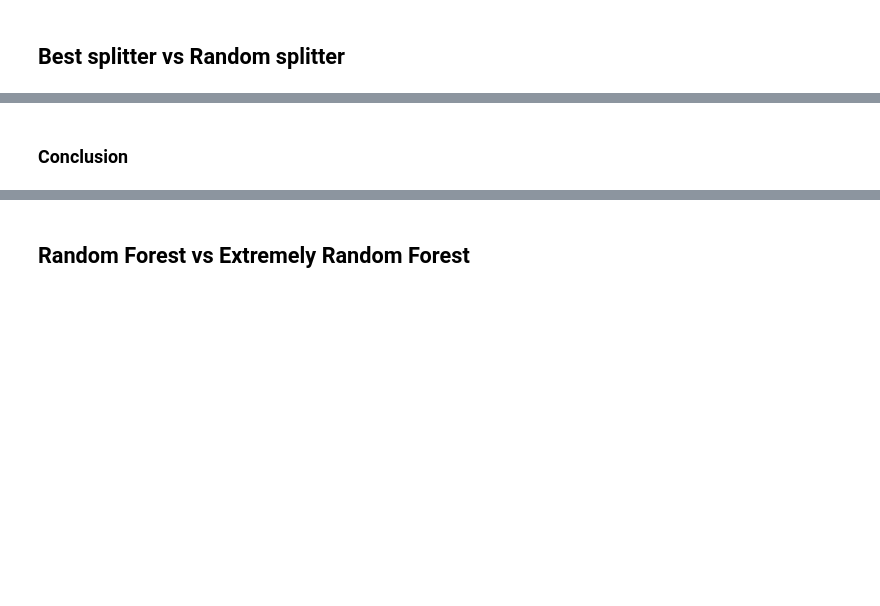
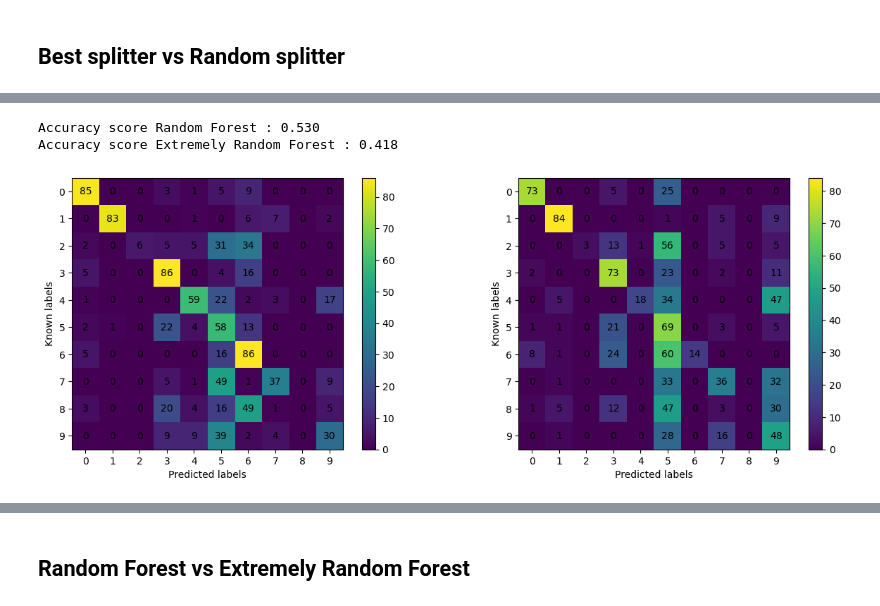
Before and after one commit to desfreng/IAS-Random-Forest, a Jupyter notebook: docs/RandomSplitter.ipynb, the cells around one changed output, grey strips where cells are left out. Drawn from its saved outputs; the diff is of its cells as text; code cells hidden in the pictures; blank space fills up the shorter version.

```diff
--- a/docs/RandomSplitter.ipynb
+++ b/docs/RandomSplitter.ipynb
@@ -50,12 +49,15 @@ print(f"Accuracy score random splitter : {accuracy_score(iris_test_y, iris_predi
 # %%
-# Comparaison des resultats sur Iris sur le train_set
-iris_conf_matrix_best = confusion_matrix(Iris.class_number, iris_train_y, iris_prediction_y_best)
-iris_conf_matrix_random = confusion_matrix(Iris.class_number, iris_train_y, iris_prediction_y_random)
+# Comparaison des résultats sur emnist sur le train_set pour l'overfitting
+emnist_conf_matrix_best2 = confusion_matrix(Emnist.class_number, emnist_train_y, emnist_train_prediction_best)
+emnist_conf_matrix_random2 = confusion_matrix(Emnist.class_number, emnist_train_y, emnist_train_prediction_random)
 
-fig =
-show_confusion_matrix(iris_conf_matrix_best, Iris.class_names)
-show_confusion_matrix(iris_conf_matrix_random, Iris.class_names, ax=axe)
-fig.show()
+fig, (ax1, ax2) = plt.subplots(1, 2, figsize=(15, 5))
+show_confusion_matrix(emnist_conf_matrix_best2, Emnist.class_names, ax=ax1)
+show_confusion_matrix(emnist_conf_matrix_random2, Emnist.class_names, ax=ax2)
 
-print(f"Accuracy score Random Forest : {accuracy_score(iris_test_y, iris_prediction_y_best):.3f}")
-print(f"Accuracy score Extremely Random Forest : {accuracy_score(iris_test_y, iris_prediction_y_random):.3f}")
+print(f"Accuracy score Random Forest : {accuracy_score(emnist_train_y, emnist_train_prediction_best):.3f}")
+print(f"Accuracy score Extremely Random Forest : {accuracy_score(emnist_train_y, emnist_train_prediction_random):.3f}")
+# %% [output]
+Accuracy score Random Forest : 0.530
+Accuracy score Extremely Random Forest : 0.418
+[figure, added]
@@ -90,2 +63,0 @@ plt.show()
-# %% [markdown]
-### Conclusion
```
Also changed, not shown: parts of 15 cells of this notebook, 2 other files.
